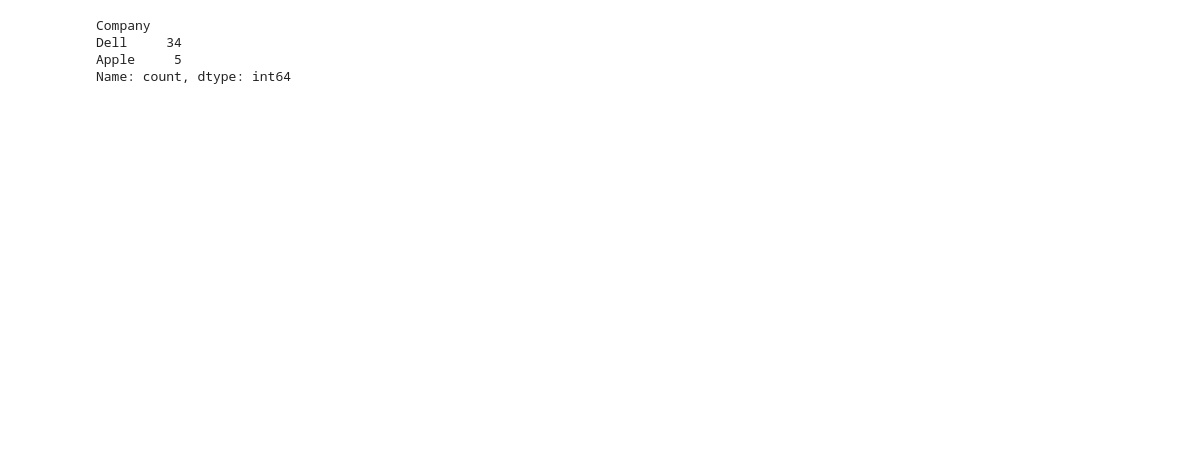
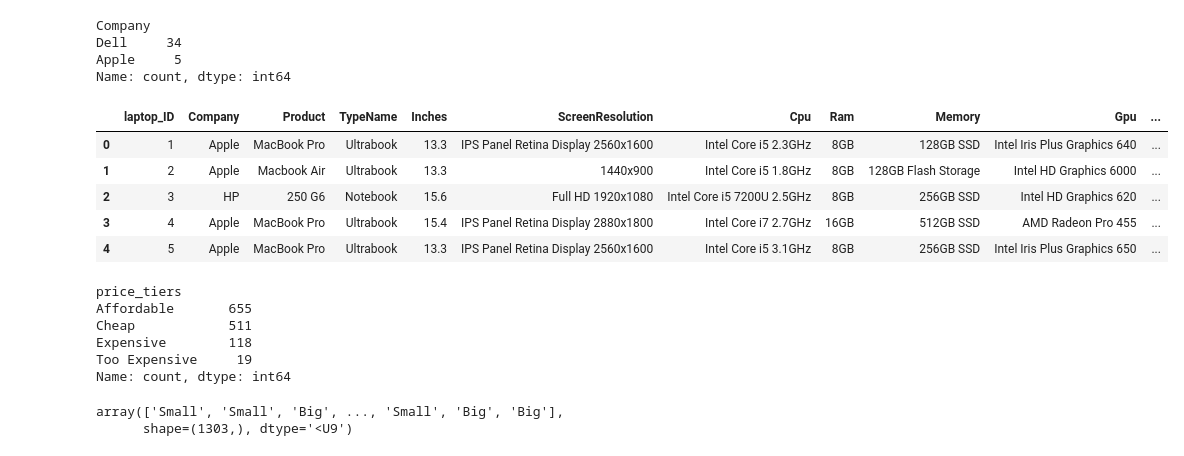
Before and after one commit to AliNuriev/oc-and-c-preps, a Jupyter notebook: EDA prep.ipynb, the cells around one changed output. Saved outputs shown, nothing was run; the diff lists cells and outputs as text; code cells hidden in the pictures; blank space fills up the shorter version.

```diff
--- a/EDA prep.ipynb
+++ b/EDA prep.ipynb
@@ -293,3 +293,47 @@ Company
 Dell     34
 Apple     5
 Name: count, dtype: int64
+# %%
+df_laptops = pd.read_csv("laptop_price.csv", encoding = "latin-1")
+
+conditions = [
+    df_laptops["Price_euros"] > 3000,
+    (df_laptops["Price_euros"] <= 3000) & (df_laptops["Price_euros"] > 2000),
+    (df_laptops["Price_euros"] <= 2000) & (df_laptops["Price_euros"] > 800),
+    (df_laptops["Price_euros"] <= 800)
+]
+
+values = ["Too Expensive", "Expensive", "Affordable", "Cheap"]
+# %%
+df_laptops["price_tiers"] = np.select(conditions, values, default = "Unknown")
+# %%
+df_laptops.head()
+# %% [output]
+|  | laptop_ID | Company | Product | TypeName | Inches | ScreenResolution | Cpu | Ram | Memory | Gpu | ... |
+| 0 | 1 | Apple | MacBook Pro | Ultrabook | 13.3 | IPS Panel Retina Display 2560x1600 | Intel Core i5 2.3GHz | 8GB | 128GB SSD | Intel Iris Plus Graphics 640 | ... |
+| 1 | 2 | Apple | Macbook Air | Ultrabook | 13.3 | 1440x900 | Intel Core i5 1.8GHz | 8GB | 128GB Flash Storage | Intel HD Graphics 6000 | ... |
+| 2 | 3 | HP | 250 G6 | Notebook | 15.6 | Full HD 1920x1080 | Intel Core i5 7200U 2.5GHz | 8GB | 256GB SSD | Intel HD Graphics 620 | ... |
+| 3 | 4 | Apple | MacBook Pro | Ultrabook | 15.4 | IPS Panel Retina Display 2880x1800 | Intel Core i7 2.7GHz | 16GB | 512GB SSD | AMD Radeon Pro 455 | ... |
+| 4 | 5 | Apple | MacBook Pro | Ultrabook | 13.3 | IPS Panel Retina Display 2560x1600 | Intel Core i5 3.1GHz | 8GB | 256GB SSD | Intel Iris Plus Graphics 650 | ... |
+# %%
+df_laptops.value_counts("price_tiers")
+# %% [output]
+price_tiers
+Affordable       655
+Cheap            511
+Expensive        118
+Too Expensive     19
+Name: count, dtype: int64
+# %%
+condition_screen = [
+    df_laptops["Inches"] > 16,
+    (df_laptops["Inches"] <= 16) & (df_laptops["Inches"] >14),
+    (df_laptops["Inches"] <= 14) & (df_laptops["Inches"] >12),
+    df_laptops["Inches"] <= 12
+]
+
+values_screen = ["Too Big", "Big", "Small", "Too Small"]
+np.select(condition_screen, values_screen, default = "Unknown")
+# %% [output]
+array(['Small', 'Small', 'Big', ..., 'Small', 'Big', 'Big'],
+      shape=(1303,), dtype='<U9')
```
Also changed, not shown: parts of 14 cells of this notebook.
